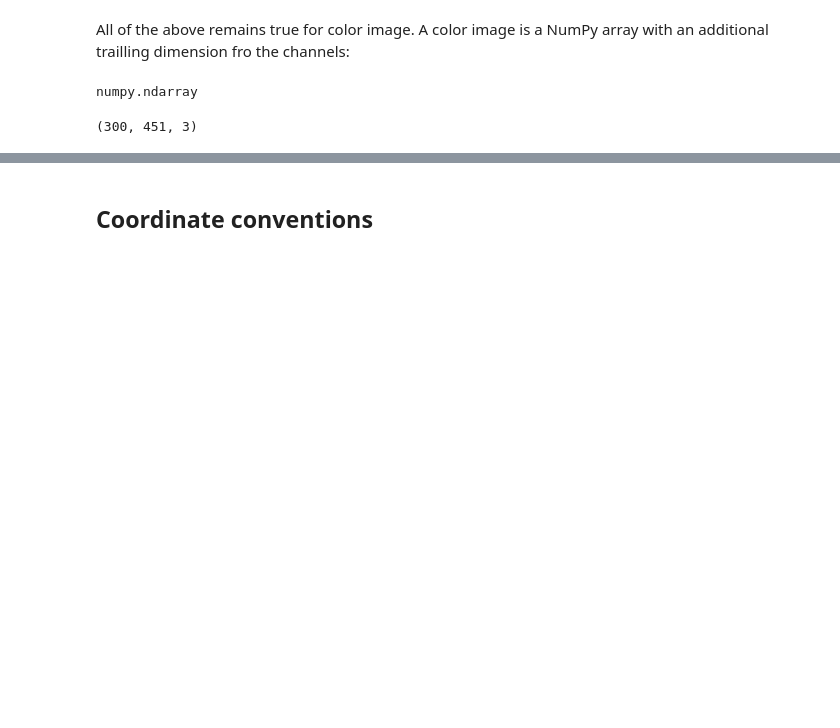
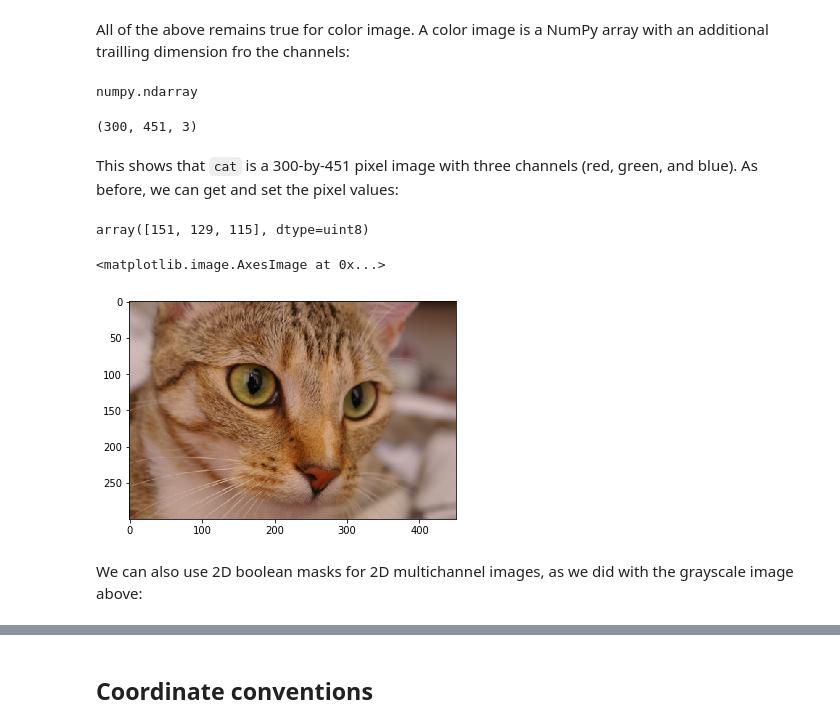
Before and after one commit to UlrikeBoehm/skimage_training, a Jupyter notebook: notebooks/2_Numpy_for_Images.ipynb, the cells around one changed output, grey strips where cells are left out. Saved outputs shown, nothing was run; the diff lists cells and outputs as text; code cells hidden in the pictures; blank space fills up the shorter version.

```diff
--- a/notebooks/2_Numpy_for_Images.ipynb
+++ b/notebooks/2_Numpy_for_Images.ipynb
@@ -99,3 +106,14 @@ numpy.ndarray
 cat.shape
 # %% [output]
 (300, 451, 3)
+# %% [markdown]
+This shows that `cat` is a 300-by-451 pixel image with three channels (red, green, and blue). As before, we can get and set the pixel values:
+# %%
+cat[10,20]
+# %% [output]
+array([151, 129, 115], dtype=uint8)
+# %%
+plt.imshow(cat)
+# %% [output]
+<matplotlib.image.AxesImage at 0x...>
+[figure, added]
@@ -101,0 +126,2 @@ cat.shape
+# %% [markdown]
+We can also use 2D boolean masks for 2D multichannel images, as we did with the grayscale image above:
```
Also changed, not shown: parts of 8 cells of this notebook.
